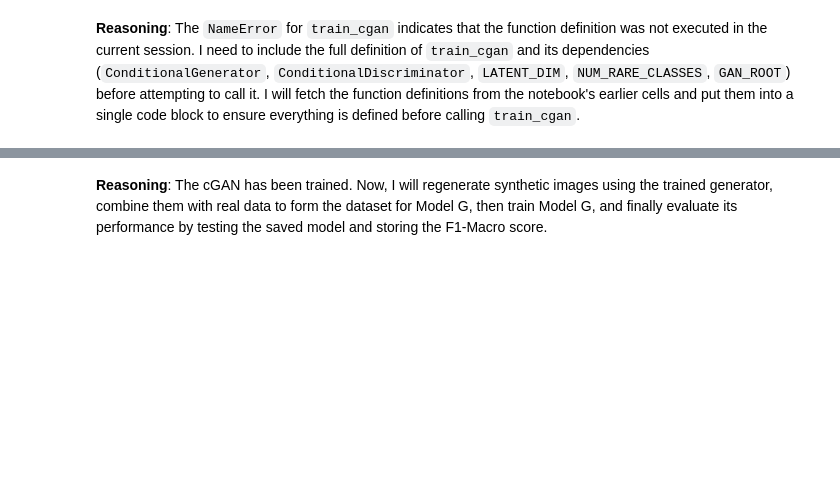
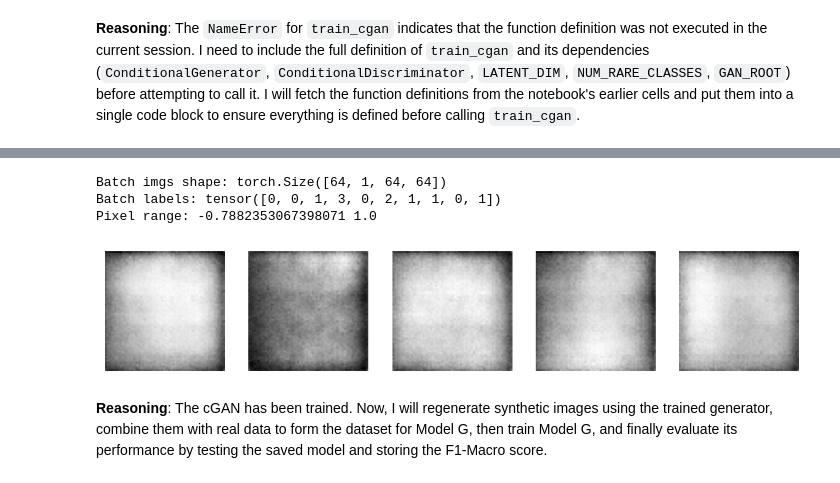
Before and after one commit to FM11pp3/VC_0312, a Jupyter notebook: [Final Version] [M.EGI026] Assignment 2.ipynb, the cells around one changed output, grey strips where cells are left out. Drawn from its saved outputs; the diff is of its cells as text; code cells hidden in the pictures; blank space fills up the shorter version.

```diff
--- a/[Final Version] [M.EGI026] Assignment 2.ipynb
+++ b/[Final Version] [M.EGI026] Assignment 2.ipynb
@@ -2804,3 +2858,38 @@ Epoch 1800 | D=0.000 | G=12.792
+# %%
+imgs, labels = next(iter(dataloader))
+
+print("Batch imgs shape:", imgs.shape)     # esperado: [64, 1, 64, 64]
+print("Batch labels:", labels[:10])        # ex: tensor([0,1,3,2,1,...])
+print("Pixel range:", imgs.min().item(), imgs.max().item())  # ≈ -1 a +1
+# %% [output]
+Batch imgs shape: torch.Size([64, 1, 64, 64])
+Batch labels: tensor([0, 0, 1, 3, 0, 2, 1, 1, 0, 1])
+Pixel range: -0.7882353067398071 1.0
+# %%
+def generate_samples(generator, n=5, cls=0):
+    generator.eval()
+    noise = torch.randn(n, LATENT_DIM).to(DEVICE)
+    labels = torch.full((n,), cls, dtype=torch.long).to(DEVICE)
+
+    with torch.no_grad():
+        imgs = generator(noise, labels).cpu()
+
+    # desfazer normalização: [-1,1] → [0,1]
+    imgs = (imgs + 1) / 2
+    return imgs
+# %%
+imgs = generate_samples(generator, n=5, cls=0)
+
+import matplotlib.pyplot as plt
+
+plt.figure(figsize=(10,2))
+for i in range(5):
+    plt.subplot(1,5,i+1)
+    plt.imshow(imgs[i].squeeze(), cmap="gray")
+    plt.axis("off")
+plt.show()
+# %% [output]
+[figure, added]
 # %% [markdown]
 **Reasoning**:
 The cGAN has been trained. Now, I will regenerate synthetic images using the trained generator, combine them with real data to form the dataset for Model G, then train Model G, and finally evaluate its performance by testing the saved model and storing the F1-Macro score.
```
Also changed, not shown: parts of 14 cells of this notebook.
